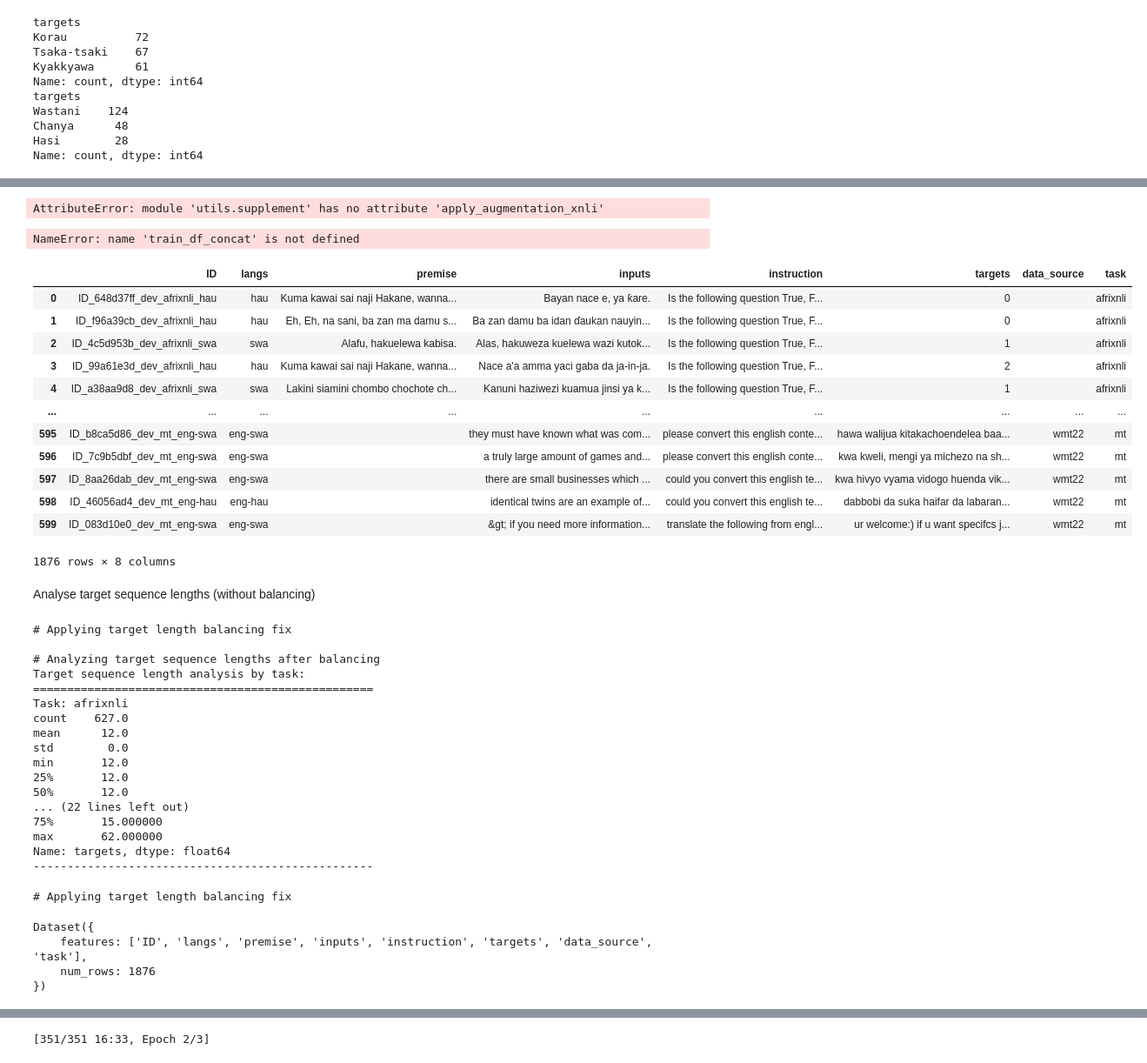
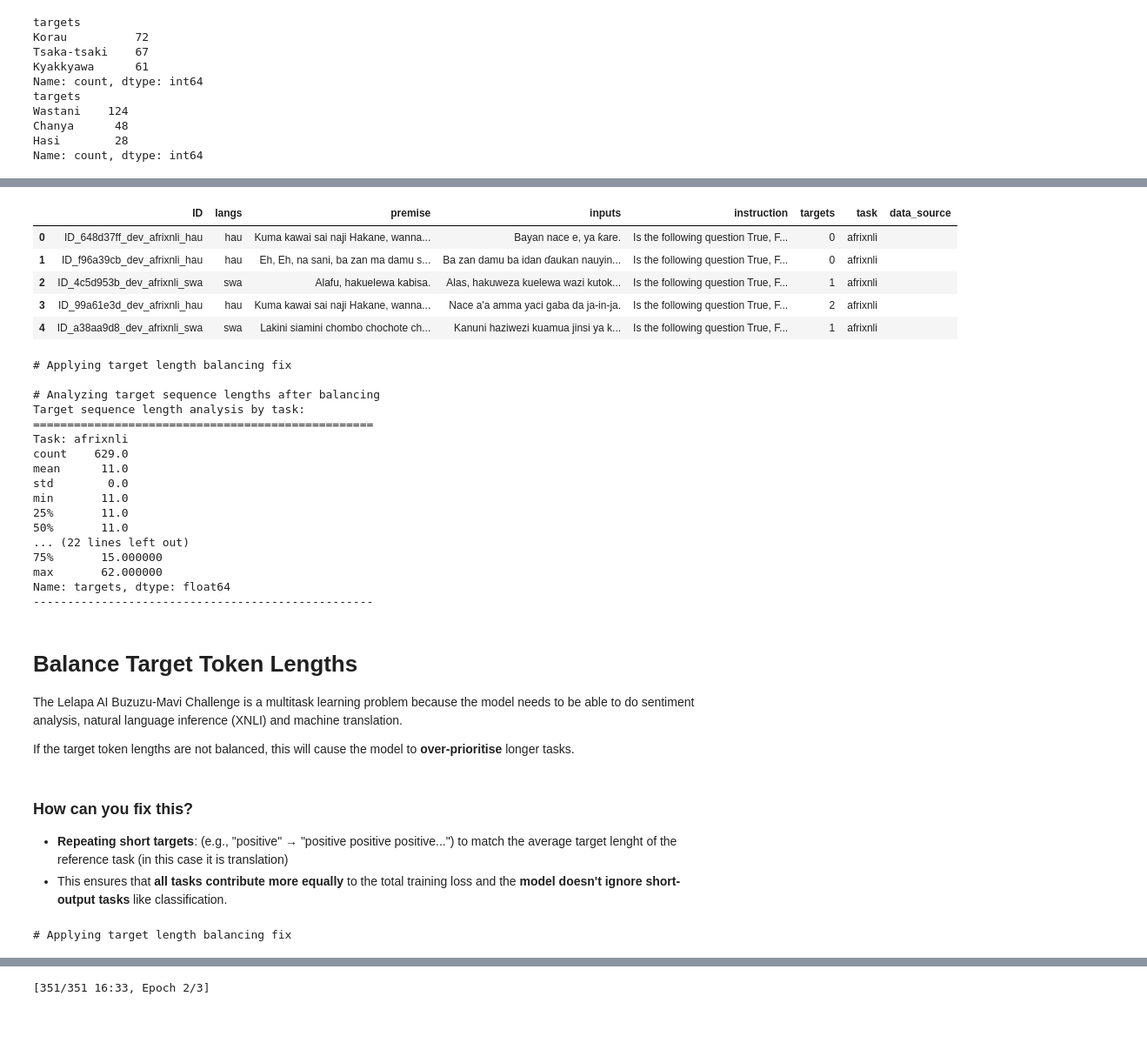
Before and after one commit to melissafasol/InkubaLM-Challenge, a Jupyter notebook: notebooks_EDA/01_QLoRA_baseline.ipynb, the cells around one changed output, grey strips where cells are left out. Shown at 87% size. Saved outputs shown, nothing was run; the diff lists cells and outputs as text; code cells hidden in the pictures; blank space fills up the shorter version.

```diff
--- a/notebooks_EDA/01_QLoRA_baseline.ipynb
+++ b/notebooks_EDA/01_QLoRA_baseline.ipynb
@@ -179,6 +183,20 @@ Name: count, dtype: int64
 # %%
 xn_df['task'] = 'afrixnli'
 mt_df['task'] = 'mt'
+# %%
+df = se_df
+df["is_augmented"] = False
+
+
+augmented_rows = []
+for _, row in df.iterrows():
+    aug = supplement.apply_augmentation(row, supplement.synonyms_sent, lang_key_map = supplement.lang_map_sent)
+    if aug is not None:
+        augmented_rows.append(aug)
+
+augmented_df = pd.DataFrame(augmented_rows)
+
+sent_aug_df = pd.concat([se_df, augmented_df], ignore_index=True)
 # %%
 df = xn_df
 df["is_augmented"] = False
@@ -186,12 +204,10 @@ df["is_augmented"] = False
 
 augmented_rows = []
 for _, row in df.iterrows():
-    aug = supplement.apply_augmentation_xnli(row, supplement.synonyms_xnli)
+    aug = supplement.apply_augmentation(row, supplement.synonyms_xnli, lang_key_map = supplement.lang_map_sent)
     if aug is not None:
         augmented_rows.append(aug)
 
 augmented_df = pd.DataFrame(augmented_rows)
 
 xnli_aug_df = pd.concat([xn_df, augmented_df], ignore_index=True)
-# %% [output]
-AttributeError: module 'utils.supplement' has no attribute 'apply_augmentation_xnli'
@@ -202,25 +214,15 @@ train_df_concat = pd.concat([xnli_aug_df, sent_aug_df, mt_df], axis=0)
 # %%
+train_df_concat = pd.concat([xnli_aug_df, sent_aug_df, mt_df], axis=0)
 train_df_concat = train_df_concat.drop(columns=["is_augmented"], errors="ignore")
-# %% [output]
-NameError: name 'train_df_concat' is not defined
 # %%
-train_df_concat
+train_df_concat.head()
 # %% [output]
-|  | ID | langs | premise | inputs | instruction | targets | data_source | task |
-| 0 | ID_648d37ff_dev_afrixnli_hau | hau | Kuma kawai sai naji Hakane, wanna... | Bayan nace e, ya ƙare. | Is the following question True, F... | 0 |  | afrixnli |
-| 1 | ID_f96a39cb_dev_afrixnli_hau | hau | Eh, Eh, na sani, ba zan ma damu s... | Ba zan damu ba idan ɗaukan nauyin... | Is the following question True, F... | 0 |  | afrixnli |
-| 2 | ID_4c5d953b_dev_afrixnli_swa | swa | Alafu, hakuelewa kabisa. | Alas, hakuweza kuelewa wazi kutok... | Is the following question True, F... | 1 |  | afrixnli |
-| 3 | ID_99a61e3d_dev_afrixnli_hau | hau | Kuma kawai sai naji Hakane, wanna... | Nace a'a amma yaci gaba da ja-in-ja. | Is the following question True, F... | 2 |  | afrixnli |
-| 4 | ID_a38aa9d8_dev_afrixnli_swa | swa | Lakini siamini chombo chochote ch... | Kanuni haziwezi kuamua jinsi ya k... | Is the following question True, F... | 1 |  | afrixnli |
-| ... | ... | ... | ... | ... | ... | ... | ... | ... |
-| 595 | ID_b8ca5d86_dev_mt_eng-swa | eng-swa |  | they must have known what was com... | please convert this english conte... | hawa walijua kitakachoendelea baa... | wmt22 | mt |
-| 596 | ID_7c9b5dbf_dev_mt_eng-swa | eng-swa |  | a truly large amount of games and... | please convert this english conte... | kwa kweli, mengi ya michezo na sh... | wmt22 | mt |
-| 597 | ID_8aa26dab_dev_mt_eng-swa | eng-swa |  | there are small businesses which ... | could you convert this english te... | kwa hivyo vyama vidogo huenda vik... | wmt22 | mt |
-| 598 | ID_46056ad4_dev_mt_eng-hau | eng-hau |  | identical twins are an example of... | could you convert this english te... | dabbobi da suka haifar da labaran... | wmt22 | mt |
-| 599 | ID_083d10e0_dev_mt_eng-swa | eng-swa |  | &gt; if you need more information... | translate the following from engl... | ur welcome:) if u want specifcs j... | wmt22 | mt |
+|  | ID | langs | premise | inputs | instruction | targets | task | data_source |
+| 0 | ID_648d37ff_dev_afrixnli_hau | hau | Kuma kawai sai naji Hakane, wanna... | Bayan nace e, ya ƙare. | Is the following question True, F... | 0 | afrixnli |  |
+| 1 | ID_f96a39cb_dev_afrixnli_hau | hau | Eh, Eh, na sani, ba zan ma damu s... | Ba zan damu ba idan ɗaukan nauyin... | Is the following question True, F... | 0 | afrixnli |  |
+| 2 | ID_4c5d953b_dev_afrixnli_swa | swa | Alafu, hakuelewa kabisa. | Alas, hakuweza kuelewa wazi kutok... | Is the following question True, F... | 1 | afrixnli |  |
+| 3 | ID_99a61e3d_dev_afrixnli_hau | hau | Kuma kawai sai naji Hakane, wanna... | Nace a'a amma yaci gaba da ja-in-ja. | Is the following question True, F... | 2 | afrixnli |  |
+| 4 | ID_a38aa9d8_dev_afrixnli_swa | swa | Lakini siamini chombo chochote ch... | Kanuni haziwezi kuamua jinsi ya k... | Is the following question True, F... | 1 | afrixnli |  |
-1876 rows × 8 columns
-# %% [markdown]
-Analyse target sequence lengths (without balancing)
 # %%
 print("\n# Applying target length balancing fix")
 balanced_df = multitask.balance_target_lengths(train_df_concat)
@@ -234,16 +236,27 @@ task_stats_after = multitask.analyze_task_lengths(balanced_df)
 Target sequence length analysis by task:
 ==================================================
 Task: afrixnli
-count    627.0
-mean      12.0
+count    629.0
+mean      11.0
 std        0.0
-min       12.0
-25%       12.0
-50%       12.0
+min       11.0
+25%       11.0
+50%       11.0
 ... (22 lines left out)
 75%       15.000000
 max       62.000000
 Name: targets, dtype: float64
 --------------------------------------------------
+# %% [markdown]
+# **Balance Target Token Lengths**
+
+The Lelapa AI Buzuzu-Mavi Challenge is a multitask learning problem because the model needs to be able to do sentiment analysis, natural language inference (XNLI) and machine translation.
+
+
+If the target token lengths are not balanced, this will cause the model to **over-prioritise** longer tasks.
+# %% [markdown]
+### **How can you fix this?**
+- **Repeating short targets**: (e.g., "positive" → "positive positive positive...") to match the average target lenght of the reference task (in this case it is translation)
+- This ensures that **all tasks contribute more equally** to the total training loss and the **model doesn't ignore short-output tasks** like classification.
 # %%
 print("\n# Applying target length balancing fix")
@@ -259,8 +270 @@ model_name = "lelapa/InkubaLM-0.4B"
 model, tokenizer, bnb_config = multitask.setup_model_and_tokenizer(model_name, token=token,use_4bit=False)
-# %%
-balanced_dataset
-# %% [output]
-Dataset({
-    features: ['ID', 'langs', 'premise', 'inputs', 'instruction', 'targets', 'data_source', 'task'],
-    num_rows: 1876
-})
```
Also changed, not shown: parts of 17 cells of this notebook.
